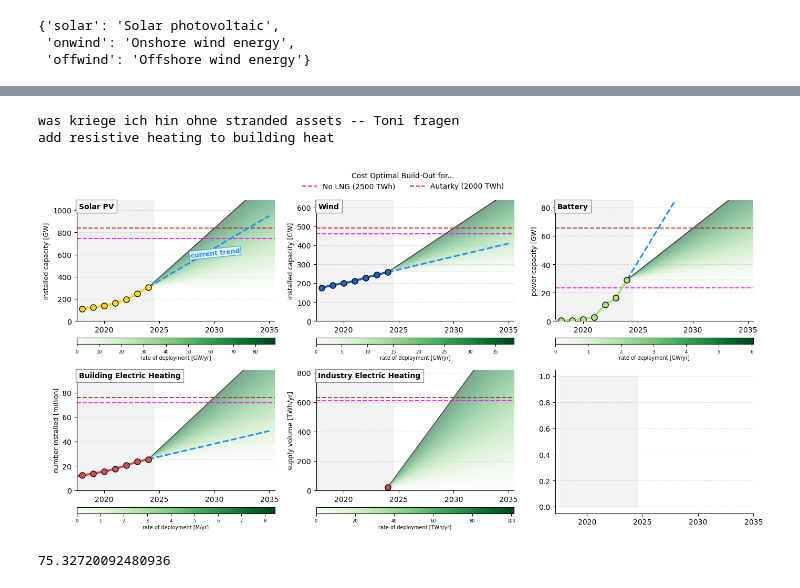
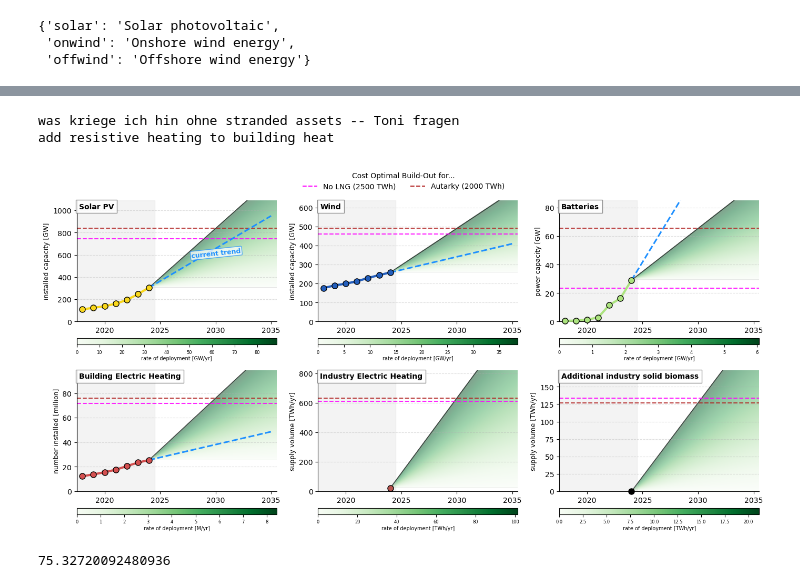
Before and after one commit to LukasFrankenQ/resilient-pypsa-eur, a Jupyter notebook: notebooks/plot_phaseout_trajectory.ipynb, the cells around one changed output, grey strips where cells are left out. Saved outputs shown, nothing was run; the diff lists cells and outputs as text; code cells hidden in the pictures.

Commit message:
added solid biomass to pathway trajectories

```diff
--- a/notebooks/plot_phaseout_trajectory.ipynb
+++ b/notebooks/plot_phaseout_trajectory.ipynb
@@ -356,3 +356,5 @@ def get_industry_hp_supplied(n):
         'heat100-200 industry',
         ]
     ]].sum() * 1e-6
+# %%
+eb = n_2030.statistics.energy_balance(groupby=['carrier', 'bus_carrier'])
@@ -413,6 +438,12 @@ industry_hp_model = {
     2035: get_industry_hp_supplied(n_2035)
 }
 
+# 5. Industry solid biomass
+industry_solid_biomass_model = {
+    2030: get_industry_solid_biomass_supplied(n_2030),
+    2035: get_industry_solid_biomass_supplied(n_2035)
+}
+
 # Combine all into a single DataFrame for easy use
 import pandas as pd
 
@@ -426,6 +457,8 @@ for year, val in heat_pumps_model.items():
     rows.append({'category': 'heat_pumps', 'name': 'heat_pump_buildings', 'year': year, 'value': val})
 for year, val in industry_hp_model.items():
     rows.append({'category': 'industry_hp', 'name': 'heat_pump_industry', 'year': year, 'value': val})
+for year, val in industry_solid_biomass_model.items():
+    rows.append({'category': 'industry_solid_biomass', 'name': 'solid_biomass_industry', 'year': year, 'value': val})
 
 model_projection_df = pd.DataFrame(rows).set_index(['category', 'name', 'year'])
 
@@ -436,7 +469,7 @@ model_projection_df = model_projection_df.loc[~model_projection_df.index.get_lev
 model_projection_df = pd.concat([
     model_projection_df.loc[idx[:,'solar',:],:],
     model_projection_df.loc[idx[:,'wind',:],:],
-    model_projection_df.loc[idx[:,['battery', 'heat_pump_buildings', 'heat_pump_industry'],:],:],
+    model_projection_df.loc[idx[:,['battery', 'heat_pump_buildings', 'heat_pump_industry', 'solid_biomass_industry'],:],:],
 ])
 model_projection_df
 # %% [output]
@@ -568,16 +615,17 @@ ylabel_themes = [
     "power capacity [GW]",           # Battery
     "number installed [million]",        # Heat Pumps
     "supply volume [TWh/yr]",    # Industry HPs
+    "supply volume [TWh/yr]",    # Industry + DH solid biomass
 ]
 
 fig, axs = plt.subplots(2, 3, figsize=(14, 6.5))
 
 # techs = ['Solar PV', 'Onshore Wind', 'Offshore Wind', 'Battery', 'Building Electric Heating', 'Industry Electric Heating']
-techs = ['Solar PV', 'Wind', 'Battery', 'Building Electric Heating', 'Industry Electric Heating']
+techs = ['Solar PV', 'Wind', 'Batteries', 'Building Electric Heating', 'Industry Electric Heating', 'Additional industry solid biomass']
 # units = ['GW/yr', 'GW/yr', 'GW/yr', 'GW/yr', 'M/yr', 'TWh/yr']
-units = ['GW/yr', 'GW/yr','GW/yr', 'M/yr', 'TWh/yr']
+units = ['GW/yr', 'GW/yr','GW/yr', 'M/yr', 'TWh/yr', 'TWh/yr']
 # colors_tech = ['#f9d71c', '#235ebc', '#6895dd', '#ace37f', '#d35050', '#b8544f']
-colors_tech = ['#f9d71c', '#235ebc', '#ace37f', '#d35050', '#b8544f']
+colors_tech = ['#f9d71c', '#235ebc', '#ace37f', '#d35050', '#b8544f', 'k']
 # val_2024s =    [250, 200,  40,  20,  25,  22]
 target_nolng = model_projection_df.loc[idx[:, :, 2030], 'value'].values.tolist()
 target_autarky = model_projection_df.loc[idx[:, :, 2035], 'value'].values.tolist()
@@ -593,9 +641,10 @@ for (i, ax), vals in zip(
         # renewables['onwind'],
         # renewables['offwind'],
         renewables['wind'],
-        bat,
-        heat_pumps_europe,
+        bat.loc[2018:],
+        heat_pumps_europe.loc[2018:],
         pd.Series(22, index=[2024]), # add source
+        pd.Series(0, index=[2024]), # add source
     ]
 ):
     vals.index = vals.index.astype(int)
@@ -637,7 +686,7 @@ for (i, ax), vals in zip(
         vals.index, vals,
         color=colors_tech[i], lw=3, marker='o',
         markeredgecolor='black', markerfacecolor=colors_tech[i],
-        markersize=8, markeredgewidth=1, zorder=5#, clip_on=False
+        markersize=8, markeredgewidth=1, zorder=5, clip_on=False
     )
 
     # Place the technology name as a text box in the top left instead of as a title
@@ -658,35 +707,36 @@ for ax in axs.flatten():
     ax.spines['top'].set_visible(False)
     ax.spines['right'].set_visible(False)
     ax.fill_between([2017.5, 2024.5], *ax.get_ylim(),
                     color='lightgrey', alpha=0.25, zorder=0)
     ax.grid(True, axis='y', linestyle='--', alpha=0.4)
     ax.set_axisbelow(True)
     ax.set_xticks([2020, 2025, 2030, 2035])
 
 plt.tight_layout(h_pad=1.8)
 
-for i, ax in enumerate(axs.flatten()[:-1]):
+for i, ax in enumerate(axs.flatten()):
     norm, cmap, unit = norms_cmaps[i]
     add_colorbar_below(fig, ax, norm, cmap, unit)
 
 handles = [
     plt.Line2D([0], [0], color='magenta', lw=1.5, ls='--', label='No LNG (2500 TWh)'),
     plt.Line2D([0], [0], color='firebrick', lw=1.5, ls='--', label='Autarky (2000 TWh)'),
 ]
 fig.legend(handles=handles, loc='upper center', bbox_to_anchor=(0.5, 1.08),
            ncol=2, frameon=False, title='Cost Optimal Build-Out for...')
 
 # plt.savefig('/home/claude/gradient_imshow.png', dpi=150, bbox_inches='tight')
 
 print('was kriege ich hin ohne stranded assets -- Toni fragen')
 print('add resistive heating to building heat')
 
 plt.savefig('phaseout_trajectory.pdf', bbox_inches='tight')
+plt.savefig(Path.cwd().parent.parent / 'gas_resilience' / 'imgs' / 'phaseout_trajectory.pdf', bbox_inches='tight')
 plt.show()
 # %% [output]
 was kriege ich hin ohne stranded assets -- Toni fragen
 add resistive heating to building heat
-[figure, old version]
+[figure, new version]
 # %%
 cap = n_2030.statistics.installed_capacity()
 # %%
```
Also changed, not shown: parts of 3 cells of this notebook, 2 other files.
